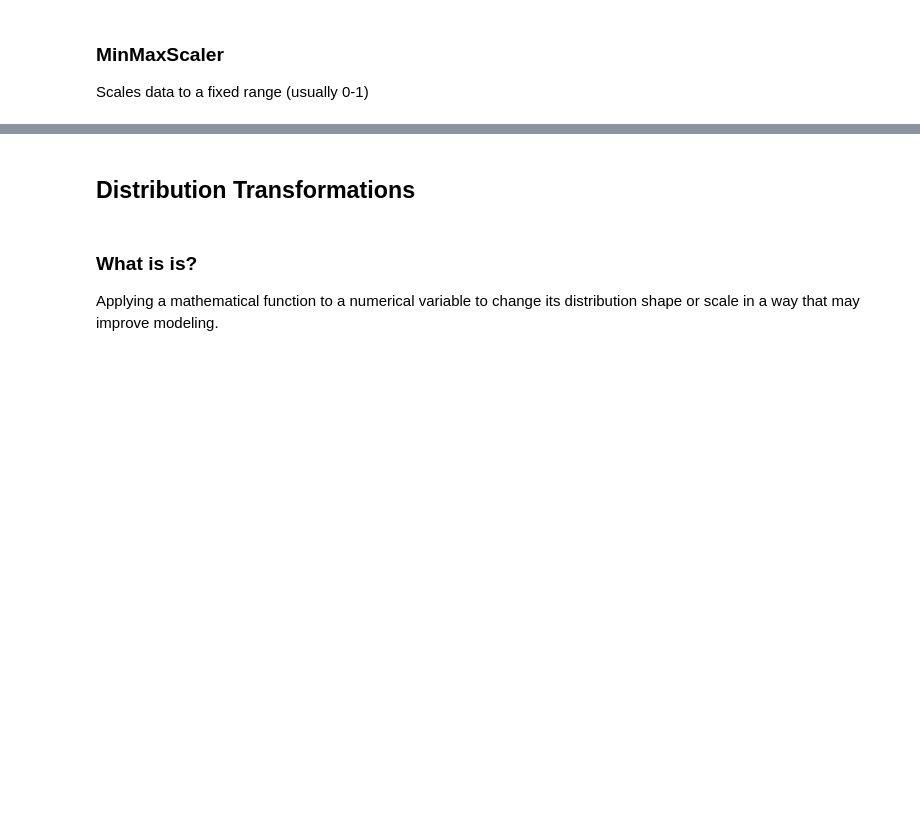
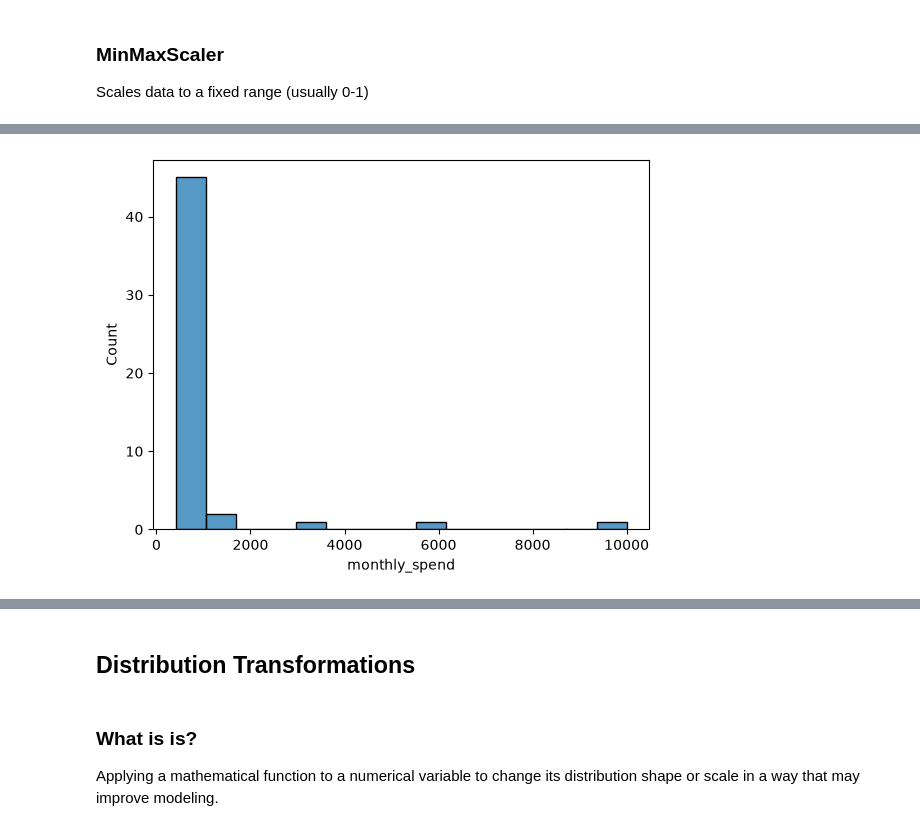
Before and after one commit to talalal3thman/test-github, a Jupyter notebook: content/03-supervised-machine-learning/06-feature-engineering/02-notebooks/02-feature-engineering.ipynb, the cells around one changed output, grey strips where cells are left out. Drawn from its saved outputs; the diff is of its cells as text; code cells hidden in the pictures; blank space fills up the shorter version.

```diff
--- a/content/03-supervised-machine-learning/06-feature-engineering/02-notebooks/02-feature-engineering.ipynb
+++ b/content/03-supervised-machine-learning/06-feature-engineering/02-notebooks/02-feature-engineering.ipynb
@@ -523,0 +737,6 @@ df.head()
+# %%
+# SOLUTION
+sns.histplot(data=df, x= "monthly_spend");
+# extreme outliars -> Use Robust Scaler
+# %% [output]
+[figure, added]
```
Also changed, not shown: parts of 56 cells of this notebook, 25 other files.
